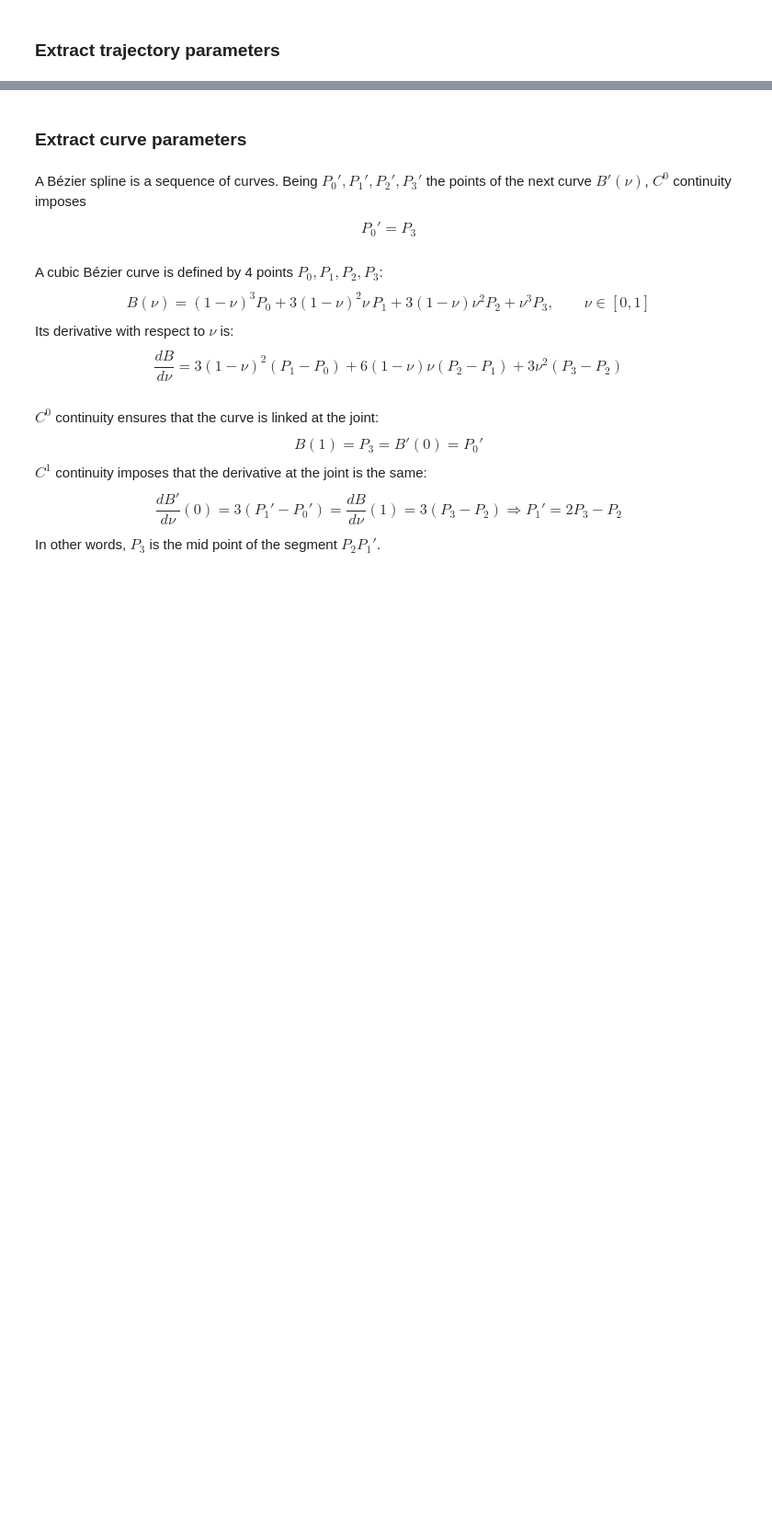
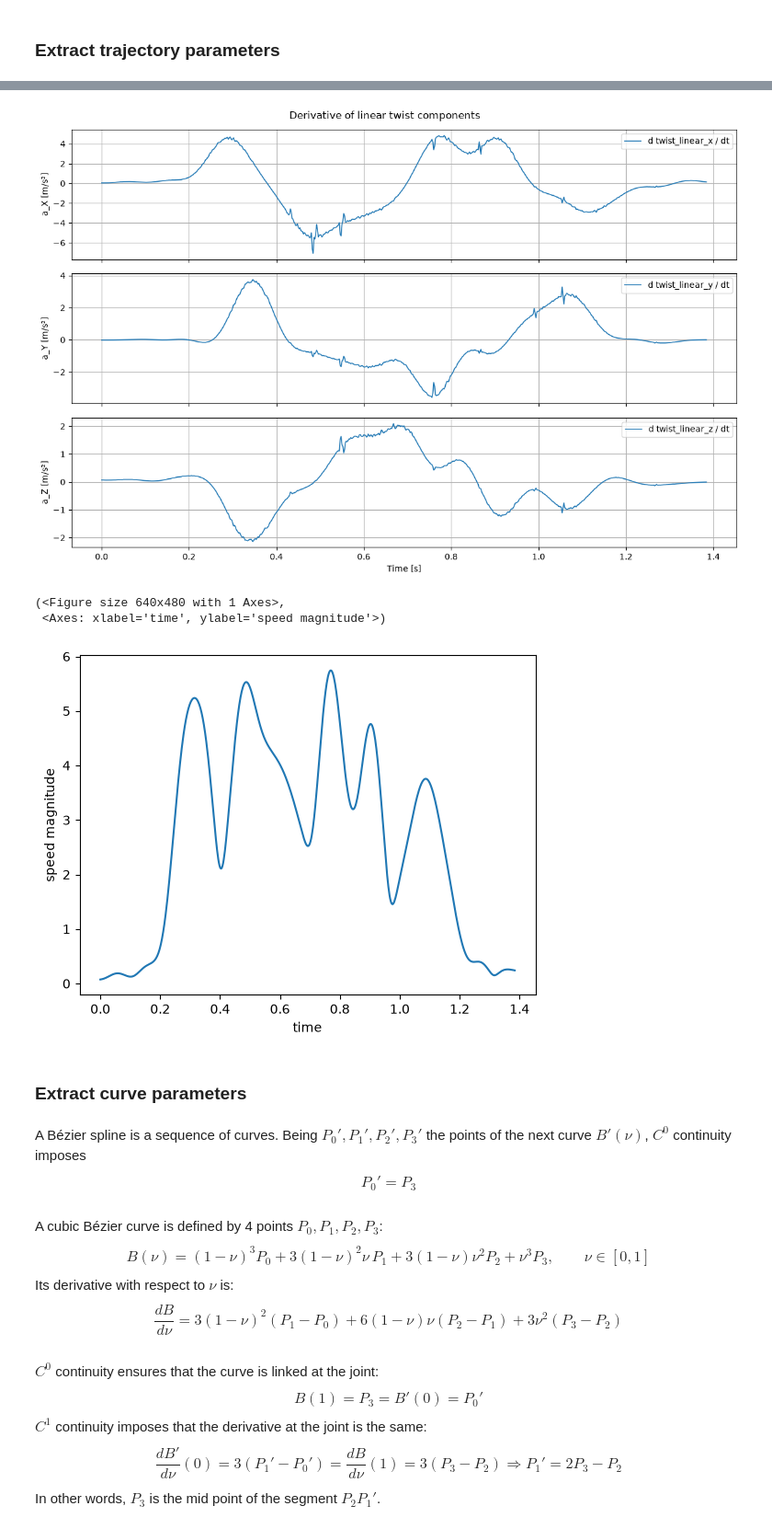
Before and after one commit to Dacu02/master_thesis_data_analysis, a Jupyter notebook: data/framework/extract.ipynb, the cells around one changed output, grey strips where cells are left out. Shown at 92% size. Cells and saved outputs as stored; diff of their text form; code cells hidden in the pictures; blank space fills up the shorter version.

```diff
--- a/data/framework/extract.ipynb
+++ b/data/framework/extract.ipynb
@@ -517,3 +447,38 @@ Stroke 2: to=0.536000, mu=-0.657289, sigma=0.186334, D=0.183877
+# %%
+# Plot derivatives of the linear twist components.
+time = recording.trajectory.t
+linear_acceleration = Trajectory(
+  np.gradient(recording.trajectory.vx, time),
+  np.gradient(recording.trajectory.vy, time),
+  np.gradient(recording.trajectory.vz, time),
+  t=time
+)
+
+
+fig, axes = plt.subplots(3, 1, figsize=(12, 8), sharex=True)
+
+for ax, axis, acceleration in zip(
+  axes,
+  ["X", "Y", "Z"],
+  [linear_acceleration.vx, linear_acceleration.vy, linear_acceleration.vz]
+):
+  ax.plot(time, acceleration, linewidth=1.2, label=f"d twist_linear_{axis.lower()} / dt")
+  ax.set_ylabel(f"a_{axis} [m/s²]")
+  ax.grid(True)
+  ax.legend()
+
+axes[-1].set_xlabel("Time [s]")
+fig.suptitle("Derivative of linear twist components")
+plt.tight_layout()
+plt.show()
+
+accel_filtered:Trajectory = filter.apply(linear_acceleration)  # type: ignore
+accel_filtered.plot()
+# %% [output]
+[figure, added]
+(<Figure size 640x480 with 1 Axes>,
+ <Axes: xlabel='time', ylabel='speed magnitude'>)
+[figure, added]
 # %% [markdown]
 ### Extract curve parameters
 # %% [markdown]
```
Also changed, not shown: parts of 17 cells of this notebook, 21 other files.
